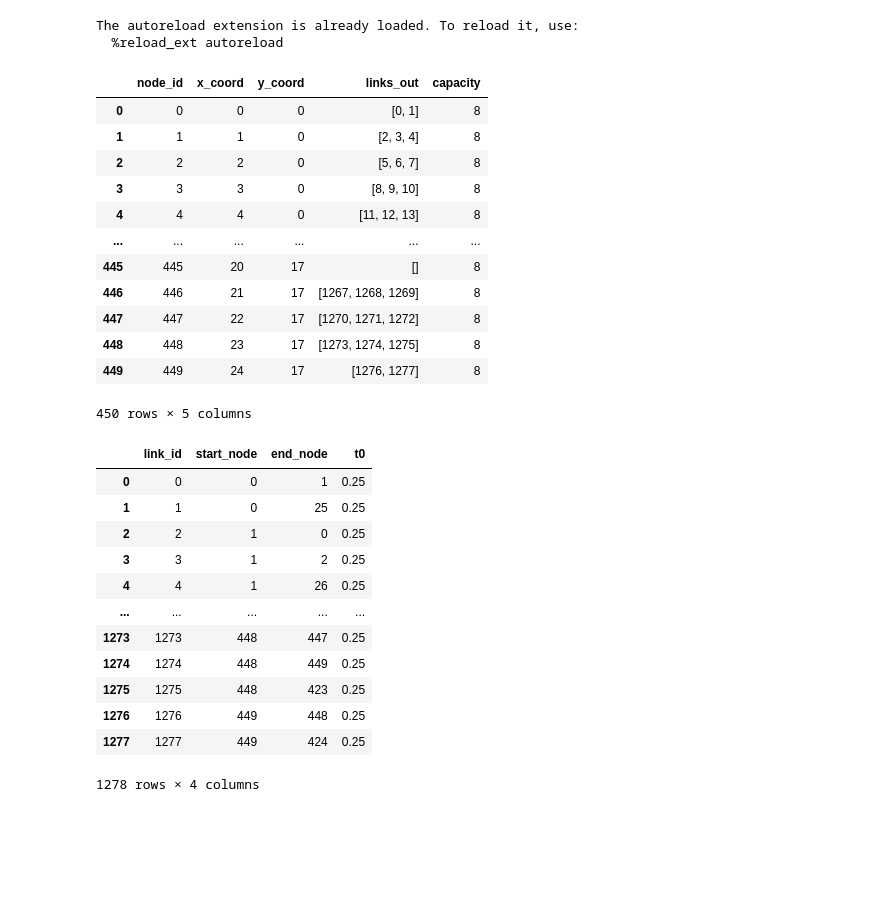
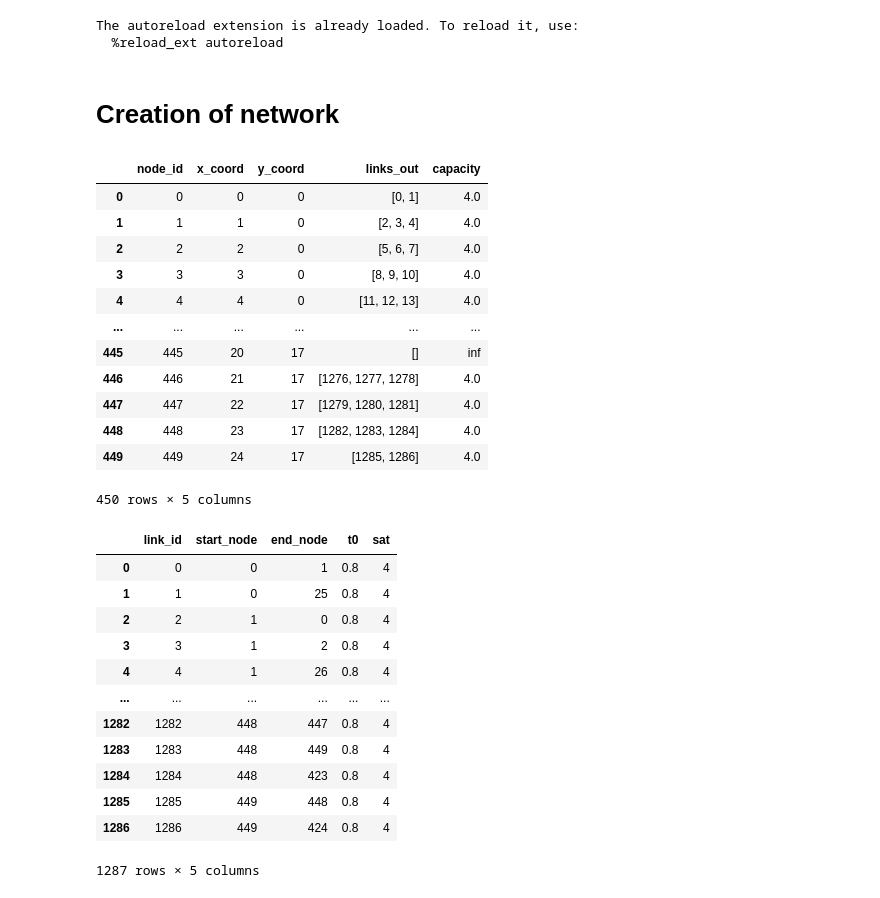
Before and after one commit to AndreaMontoneri/PROJET_NETWORK, a Jupyter notebook: début.ipynb, the cells around one changed output. Saved outputs shown, nothing was run; the diff lists cells and outputs as text; code cells hidden in the pictures; blank space fills up the shorter version.

```diff
--- a/début.ipynb
+++ b/début.ipynb
@@ -10,40 +15,44 @@ The autoreload extension is already loaded. To reload it, use:
+# %% [markdown]
+# Creation of network
 # %%
 X = 25
 Y = 18
-idx_doors = [49, 74, 429, 430, 444, 445]
-speed = 4       # [m/s] -> 14,4 [km/h]
+idx_doors = [74, 429, 445]
+speed_flat = 1.25
+speef_stairs = 0.7
+speed_chairs = 1
 grid_size = 1   # [m]
 # %%
 df_nodes = generate_nodes(X, Y, idx_doors)
 df_nodes
 # %% [output]
 |  | node_id | x_coord | y_coord | links_out | capacity |
-| 0 | 0 | 0 | 0 | [0, 1] | 8 |
-| 1 | 1 | 1 | 0 | [2, 3, 4] | 8 |
-| 2 | 2 | 2 | 0 | [5, 6, 7] | 8 |
-| 3 | 3 | 3 | 0 | [8, 9, 10] | 8 |
-| 4 | 4 | 4 | 0 | [11, 12, 13] | 8 |
+| 0 | 0 | 0 | 0 | [0, 1] | 4.0 |
+| 1 | 1 | 1 | 0 | [2, 3, 4] | 4.0 |
+| 2 | 2 | 2 | 0 | [5, 6, 7] | 4.0 |
+| 3 | 3 | 3 | 0 | [8, 9, 10] | 4.0 |
+| 4 | 4 | 4 | 0 | [11, 12, 13] | 4.0 |
 | ... | ... | ... | ... | ... | ... |
-| 445 | 445 | 20 | 17 | [] | 8 |
-| 446 | 446 | 21 | 17 | [1267, 1268, 1269] | 8 |
-| 447 | 447 | 22 | 17 | [1270, 1271, 1272] | 8 |
-| 448 | 448 | 23 | 17 | [1273, 1274, 1275] | 8 |
-| 449 | 449 | 24 | 17 | [1276, 1277] | 8 |
+| 445 | 445 | 20 | 17 | [] | inf |
+| 446 | 446 | 21 | 17 | [1276, 1277, 1278] | 4.0 |
+| 447 | 447 | 22 | 17 | [1279, 1280, 1281] | 4.0 |
+| 448 | 448 | 23 | 17 | [1282, 1283, 1284] | 4.0 |
+| 449 | 449 | 24 | 17 | [1285, 1286] | 4.0 |
 450 rows × 5 columns
 # %%
-df_links = generate_links(df_nodes,speed, grid_size, idx_doors)
+df_links = generate_links(df_nodes, speed_flat, speef_stairs, speed_chairs, grid_size, idx_doors)
 df_links
 # %% [output]
-|  | link_id | start_node | end_node | t0 |
-| 0 | 0 | 0 | 1 | 0.25 |
-| 1 | 1 | 0 | 25 | 0.25 |
-| 2 | 2 | 1 | 0 | 0.25 |
-| 3 | 3 | 1 | 2 | 0.25 |
-| 4 | 4 | 1 | 26 | 0.25 |
-| ... | ... | ... | ... | ... |
-| 1273 | 1273 | 448 | 447 | 0.25 |
-| 1274 | 1274 | 448 | 449 | 0.25 |
-| 1275 | 1275 | 448 | 423 | 0.25 |
-| 1276 | 1276 | 449 | 448 | 0.25 |
-| 1277 | 1277 | 449 | 424 | 0.25 |
+|  | link_id | start_node | end_node | t0 | sat |
+| 0 | 0 | 0 | 1 | 0.8 | 4 |
+| 1 | 1 | 0 | 25 | 0.8 | 4 |
+| 2 | 2 | 1 | 0 | 0.8 | 4 |
+| 3 | 3 | 1 | 2 | 0.8 | 4 |
+| 4 | 4 | 1 | 26 | 0.8 | 4 |
+| ... | ... | ... | ... | ... | ... |
+| 1282 | 1282 | 448 | 447 | 0.8 | 4 |
+| 1283 | 1283 | 448 | 449 | 0.8 | 4 |
+| 1284 | 1284 | 448 | 423 | 0.8 | 4 |
+| 1285 | 1285 | 449 | 448 | 0.8 | 4 |
+| 1286 | 1286 | 449 | 424 | 0.8 | 4 |
-1278 rows × 4 columns
+1287 rows × 5 columns
```
Also changed, not shown: parts of 16 cells of this notebook, 9 other files.
